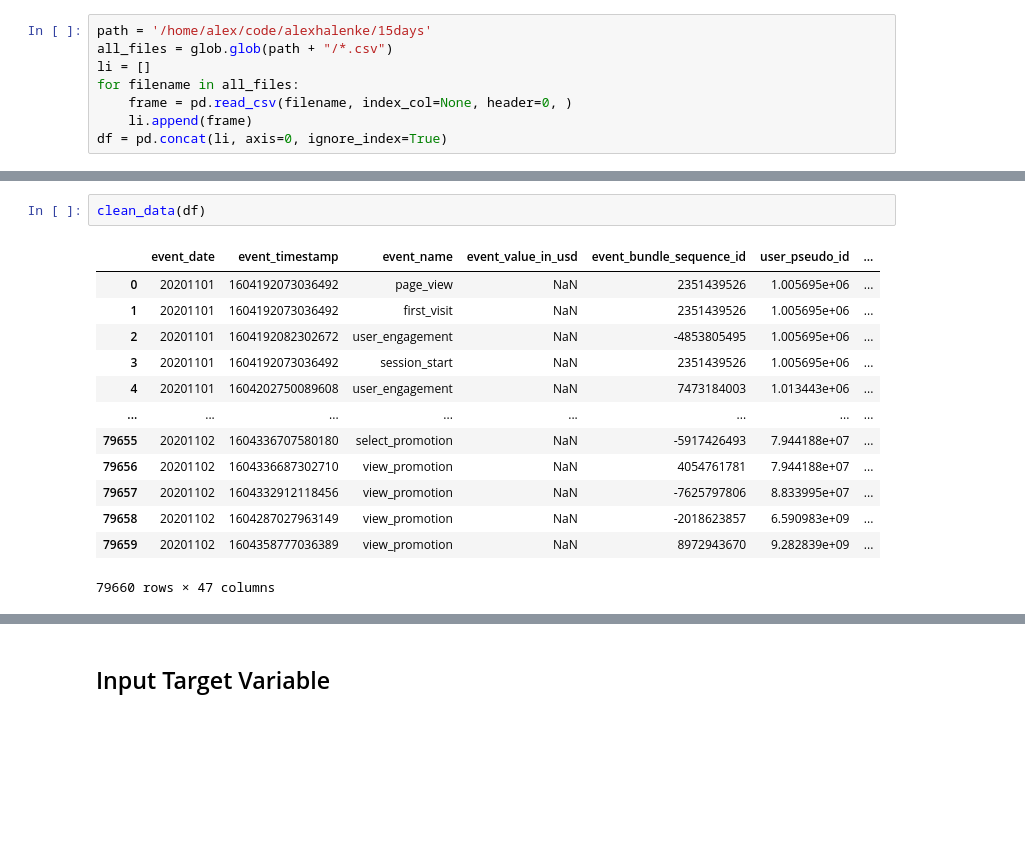
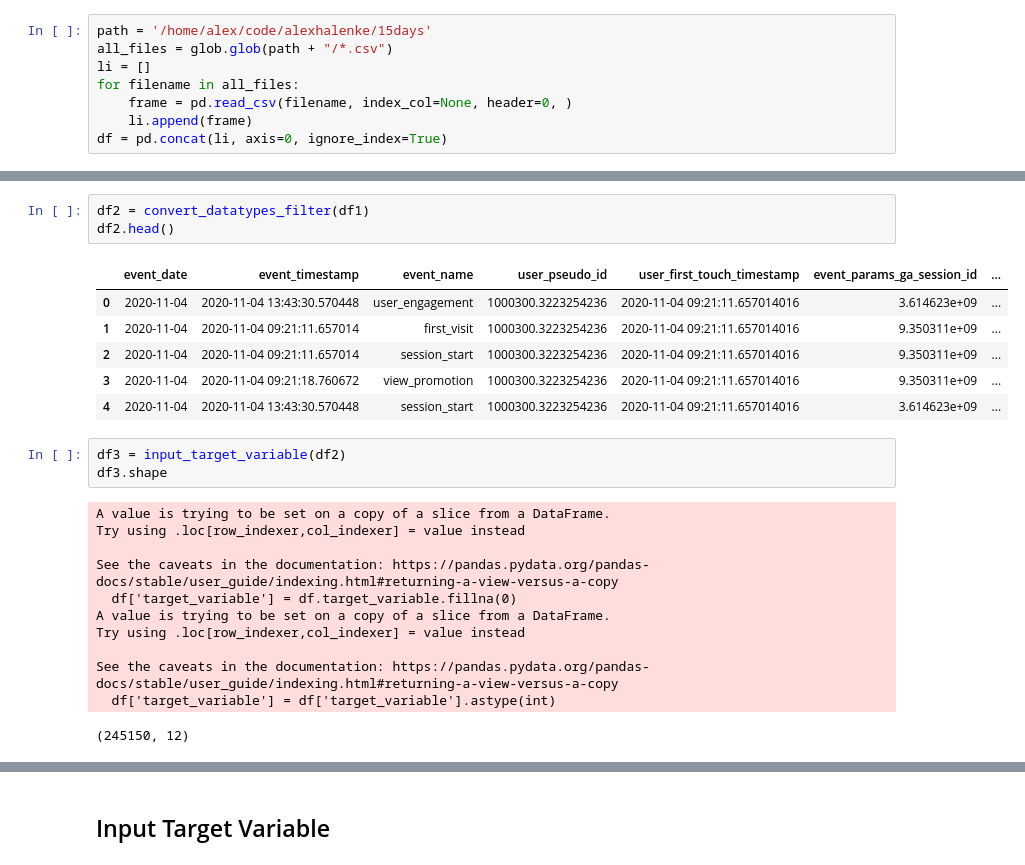
Before and after one commit to alexhalenke/Predicting_Purchase_Intention, a Jupyter notebook: notebooks/notebook_Alex.ipynb, the cells around one changed output, grey strips where cells are left out. Cells and saved outputs as stored; diff of their text form; blank space fills up the shorter version.

```diff
--- a/notebooks/notebook_Alex.ipynb
+++ b/notebooks/notebook_Alex.ipynb
@@ -36,16 +39,25 @@ df.head()
-# %%
-clean_data(df)
-# %% [output]
-|  | event_date | event_timestamp | event_name | event_value_in_usd | event_bundle_sequence_id | user_pseudo_id | ... |
-| 0 | 20201101 | 1604192073036492 | page_view | NaN | 2351439526 | 1.005695e+06 | ... |
-| 1 | 20201101 | 1604192073036492 | first_visit | NaN | 2351439526 | 1.005695e+06 | ... |
-| 2 | 20201101 | 1604192082302672 | user_engagement | NaN | -4853805495 | 1.005695e+06 | ... |
-| 3 | 20201101 | 1604192073036492 | session_start | NaN | 2351439526 | 1.005695e+06 | ... |
-| 4 | 20201101 | 1604202750089608 | user_engagement | NaN | 7473184003 | 1.013443e+06 | ... |
-| ... | ... | ... | ... | ... | ... | ... | ... |
-| 79655 | 20201102 | 1604336707580180 | select_promotion | NaN | -5917426493 | 7.944188e+07 | ... |
-| 79656 | 20201102 | 1604336687302710 | view_promotion | NaN | 4054761781 | 7.944188e+07 | ... |
-| 79657 | 20201102 | 1604332912118456 | view_promotion | NaN | -7625797806 | 8.833995e+07 | ... |
-| 79658 | 20201102 | 1604287027963149 | view_promotion | NaN | -2018623857 | 6.590983e+09 | ... |
-| 79659 | 20201102 | 1604358777036389 | view_promotion | NaN | 8972943670 | 9.282839e+09 | ... |
-79660 rows × 47 columns
+# %%
+df2 = convert_datatypes_filter(df1)
+df2.head()
+# %% [output]
+|  | event_date | event_timestamp | event_name | user_pseudo_id | user_first_touch_timestamp | event_params_ga_session_id | ... |
+| 0 | 2020-11-04 | 2020-11-04 13:43:30.570448 | user_engagement | 1000300.3223254236 | 2020-11-04 09:21:11.657014016 | 3.614623e+09 | ... |
+| 1 | 2020-11-04 | 2020-11-04 09:21:11.657014 | first_visit | 1000300.3223254236 | 2020-11-04 09:21:11.657014016 | 9.350311e+09 | ... |
+| 2 | 2020-11-04 | 2020-11-04 09:21:11.657014 | session_start | 1000300.3223254236 | 2020-11-04 09:21:11.657014016 | 9.350311e+09 | ... |
+| 3 | 2020-11-04 | 2020-11-04 09:21:18.760672 | view_promotion | 1000300.3223254236 | 2020-11-04 09:21:11.657014016 | 9.350311e+09 | ... |
+| 4 | 2020-11-04 | 2020-11-04 13:43:30.570448 | session_start | 1000300.3223254236 | 2020-11-04 09:21:11.657014016 | 3.614623e+09 | ... |
+# %%
+df3 = input_target_variable(df2)
+df3.shape
+# %% [output]
+A value is trying to be set on a copy of a slice from a DataFrame.
+Try using .loc[row_indexer,col_indexer] = value instead
+
+See the caveats in the documentation: https://pandas.pydata.org/pandas-docs/stable/user_guide/indexing.html#returning-a-view-versus-a-copy
+  df['target_variable'] = df.target_variable.fillna(0)
+A value is trying to be set on a copy of a slice from a DataFrame.
+Try using .loc[row_indexer,col_indexer] = value instead
+
+See the caveats in the documentation: https://pandas.pydata.org/pandas-docs/stable/user_guide/indexing.html#returning-a-view-versus-a-copy
+  df['target_variable'] = df['target_variable'].astype(int)
+(245150, 12)
```
Also changed, not shown: parts of 181 cells of this notebook, 1 other file.
